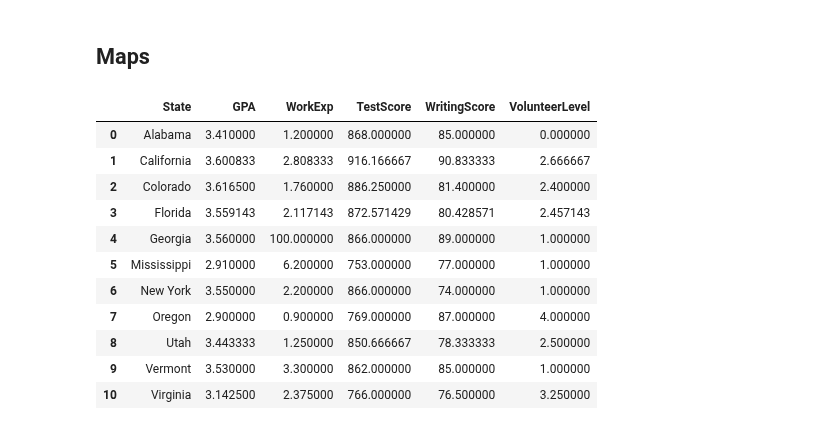
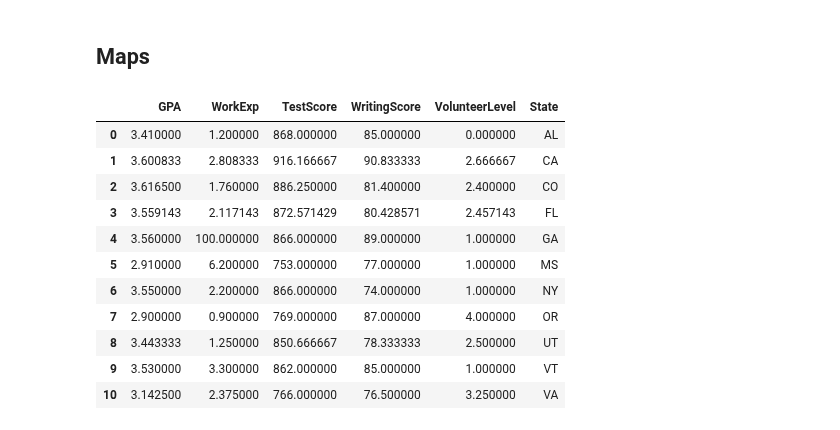
Before and after one commit to ad1589/dsan-5900.github.io, a Jupyter notebook: code/eda.ipynb, the cells around one changed output. Drawn from its saved outputs; the diff is of its cells as text; code cells hidden in the pictures.

```diff
--- a/code/eda.ipynb
+++ b/code/eda.ipynb
@@ -189,21 +190,38 @@ gpa_bar
 # %%
 #calculate averages of all numeric columns
 num_cols = df[['State', 'GPA', 'WorkExp', 'TestScore', 'WritingScore', 'VolunteerLevel']]
 avg_df = num_cols.groupby('State').mean().reset_index()
+state_abbr = {
+    'Alabama': 'AL',
+    'California': 'CA',
+    'Colorado': 'CO',
+    'Florida': 'FL',
+    'Georgia': 'GA',
+    'Mississippi': 'MS',
+    'New York': 'NY',
+    'Oregon': 'OR',
+    'Utah': 'UT',
+    'Vermont': 'VT',
+    'Virginia': 'VA'
+
+}
+avg_df['State_Abbr'] = df['State'].map(state_abbr)
+avg_df = avg_df.drop(columns=['State'])
+avg_df = avg_df.rename(columns={'State_Abbr': 'State'})
 avg_df
 # %% [output]
-|  | State | GPA | WorkExp | TestScore | WritingScore | VolunteerLevel |
-| 0 | Alabama | 3.410000 | 1.200000 | 868.000000 | 85.000000 | 0.000000 |
-| 1 | California | 3.600833 | 2.808333 | 916.166667 | 90.833333 | 2.666667 |
-| 2 | Colorado | 3.616500 | 1.760000 | 886.250000 | 81.400000 | 2.400000 |
-| 3 | Florida | 3.559143 | 2.117143 | 872.571429 | 80.428571 | 2.457143 |
-| 4 | Georgia | 3.560000 | 100.000000 | 866.000000 | 89.000000 | 1.000000 |
-| 5 | Mississippi | 2.910000 | 6.200000 | 753.000000 | 77.000000 | 1.000000 |
-| 6 | New York | 3.550000 | 2.200000 | 866.000000 | 74.000000 | 1.000000 |
-| 7 | Oregon | 2.900000 | 0.900000 | 769.000000 | 87.000000 | 4.000000 |
-| 8 | Utah | 3.443333 | 1.250000 | 850.666667 | 78.333333 | 2.500000 |
-| 9 | Vermont | 3.530000 | 3.300000 | 862.000000 | 85.000000 | 1.000000 |
-| 10 | Virginia | 3.142500 | 2.375000 | 766.000000 | 76.500000 | 3.250000 |
+|  | GPA | WorkExp | TestScore | WritingScore | VolunteerLevel | State |
+| 0 | 3.410000 | 1.200000 | 868.000000 | 85.000000 | 0.000000 | AL |
+| 1 | 3.600833 | 2.808333 | 916.166667 | 90.833333 | 2.666667 | CA |
+| 2 | 3.616500 | 1.760000 | 886.250000 | 81.400000 | 2.400000 | CO |
+| 3 | 3.559143 | 2.117143 | 872.571429 | 80.428571 | 2.457143 | FL |
+| 4 | 3.560000 | 100.000000 | 866.000000 | 89.000000 | 1.000000 | GA |
+| 5 | 2.910000 | 6.200000 | 753.000000 | 77.000000 | 1.000000 | MS |
+| 6 | 3.550000 | 2.200000 | 866.000000 | 74.000000 | 1.000000 | NY |
+| 7 | 2.900000 | 0.900000 | 769.000000 | 87.000000 | 4.000000 | OR |
+| 8 | 3.443333 | 1.250000 | 850.666667 | 78.333333 | 2.500000 | UT |
+| 9 | 3.530000 | 3.300000 | 862.000000 | 85.000000 | 1.000000 | VT |
+| 10 | 3.142500 | 2.375000 | 766.000000 | 76.500000 | 3.250000 | VA |
 # %%
 import plotly.express as px
 
```
Also changed, not shown: parts of 6 cells of this notebook.
